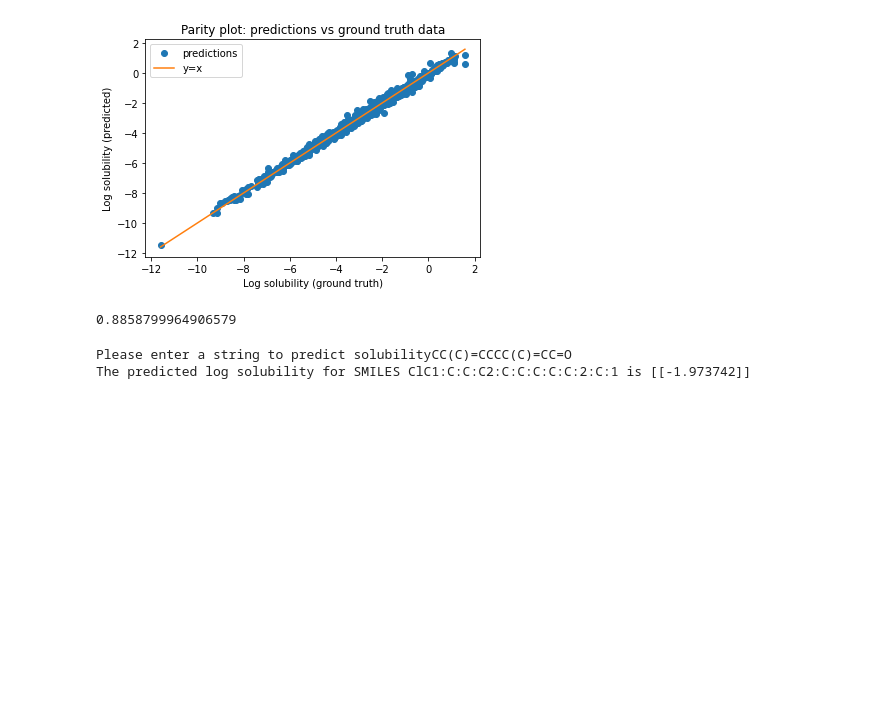
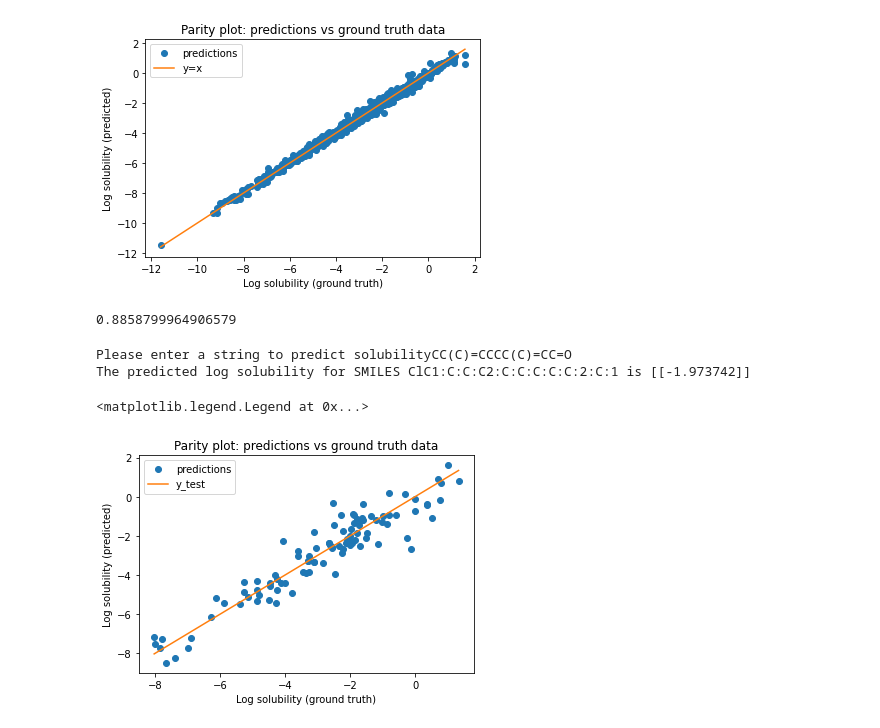
Before and after one commit to ali1810/Deep_Chem, a Jupyter notebook: CNN_solubility_delaney_new.ipynb, the cells around one changed output. Saved outputs shown, nothing was run; the diff lists cells and outputs as text; code cells hidden in the pictures; blank space fills up the shorter version.

```diff
--- a/CNN_solubility_delaney_new.ipynb
+++ b/CNN_solubility_delaney_new.ipynb
@@ -367,3 +367,15 @@ print(f'The predicted log solubility for SMILES {smiles} is {solubility_predicti
 # %% [output]
 Please enter a string to predict solubilityCC(C)=CCCC(C)=CC=O
 The predicted log solubility for SMILES ClC1:C:C:C2:C:C:C:C:C:2:C:1 is [[-1.973742]]
+# %%
+preds = solubility_model.predict(X_test)
+x_y_line = np.linspace(min(Y_test.flatten()), max(Y_test.flatten()), 500)
+plt.plot(Y_test.flatten(), preds.flatten(), 'o', label='predictions')
+plt.plot(x_y_line, x_y_line, label='y_test')
+plt.xlabel("Log solubility (ground truth)")
+plt.ylabel("Log solubility (predicted)")
+plt.title("Parity plot: predictions vs ground truth data")
+plt.legend()
+# %% [output]
+<matplotlib.legend.Legend at 0x...>
+[figure, added]
```
